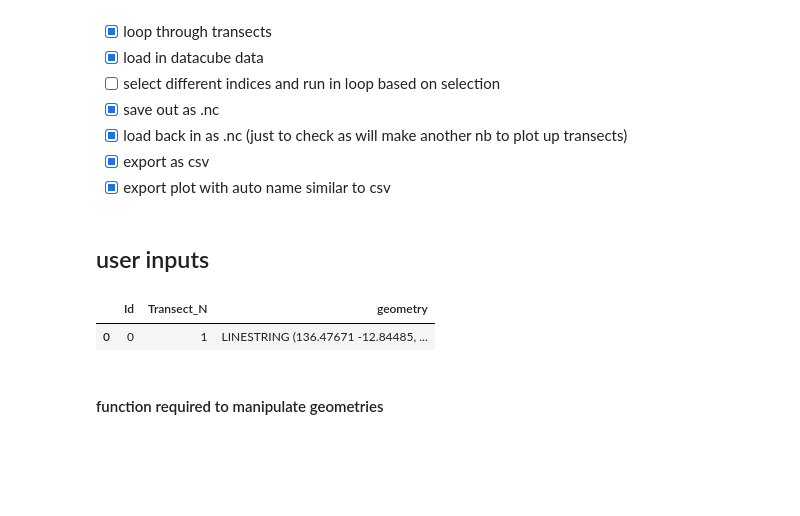
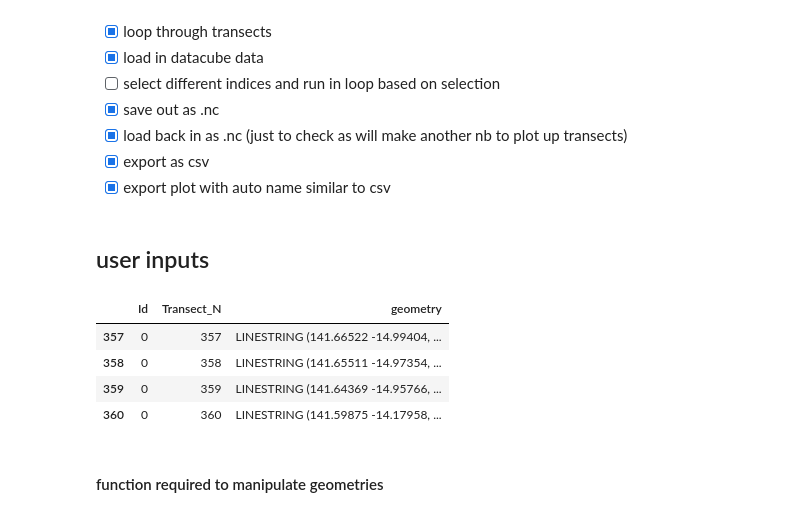
Before and after one commit to christopherowers/DP_KNP, a Jupyter notebook: Hovmoller_loop.ipynb, the cells around one changed output. Cells and saved outputs as stored; diff of their text form; code cells hidden in the pictures; blank space fills up the shorter version.

```diff
--- a/Hovmoller_loop.ipynb
+++ b/Hovmoller_loop.ipynb
@@ -37,23 +37,27 @@ from dea_tools.bandindices import calculate_indices
 # %%
 # location of transects file
 transects_file = './data/Transects.shp'
 transects = gpd.read_file(transects_file)
 
 # Define temporal range
 start_of_epoch = '1990-01-01'
 end_of_epoch =  '2020-12-31'
 query = {'time': (start_of_epoch, end_of_epoch)}
 
 # select index from https://docs.dea.ga.gov.au/notebooks/Tools/gen/dea_tools.bandindices/#dea_tools.bandindices.calculate_indices
 # TODO: code below only works for index = ['NDVI', 'MNDWI'] - this should be way better and allow for any index but ran out of time
 indices = ['NDVI', 'MNDWI']
 
 # select range of transects to run
-transects_selection = transects.loc[(transects['Transect_N'] >= 1) & (transects['Transect_N'] <= 1)]
+# didnt work = 167, 177, 211, 274, 286, 356 #
+transects_selection = transects.loc[(transects['Transect_N'] >= 357) & (transects['Transect_N'] <= 360)]
 transects_selection
 # %% [output]
 |  | Id | Transect_N | geometry |
-| 0 | 0 | 1 | LINESTRING (136.47671 -12.84485, ... |
+| 357 | 0 | 357 | LINESTRING (141.66522 -14.99404, ... |
+| 358 | 0 | 358 | LINESTRING (141.65511 -14.97354, ... |
+| 359 | 0 | 359 | LINESTRING (141.64369 -14.95766, ... |
+| 360 | 0 | 360 | LINESTRING (141.59875 -14.17958, ... |
 # %% [markdown]
 #### function required to manipulate geometries
 # %%
```
Also changed, not shown: parts of 2 cells of this notebook, 1 other file.
